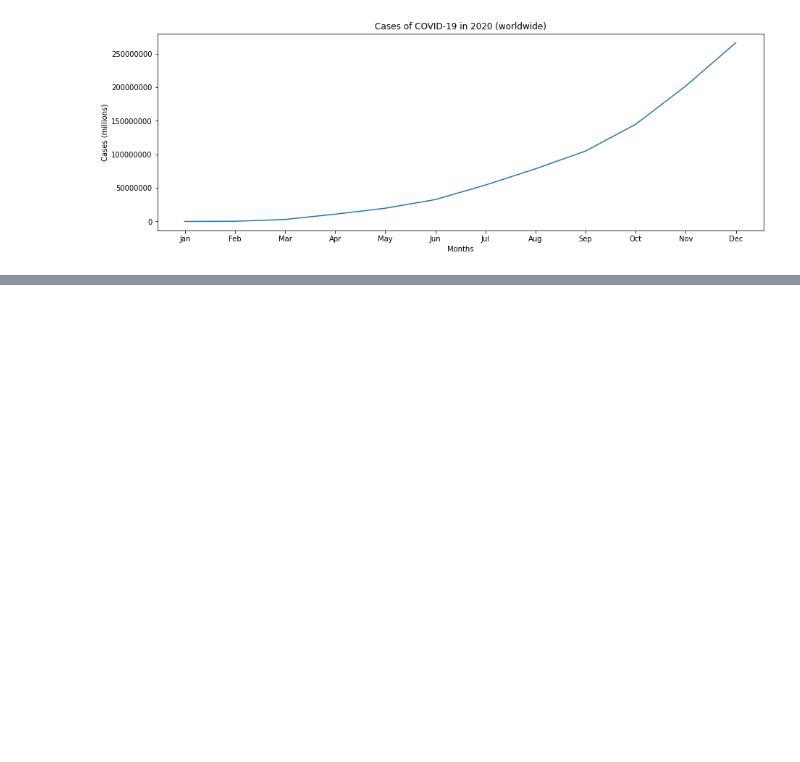
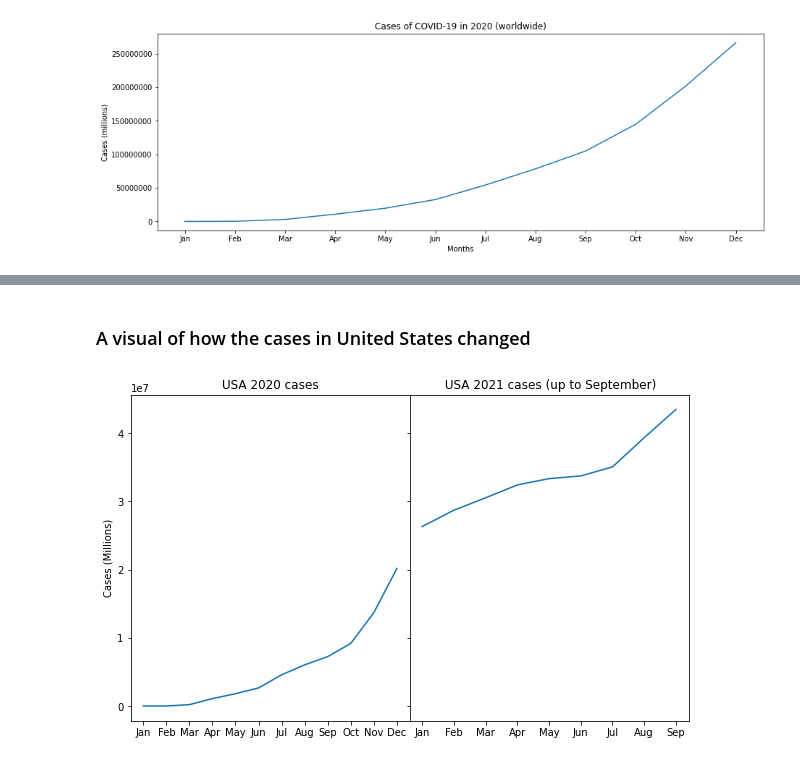
Before and after one commit to CarlosArro2001/COVID-19-Cases-Visualizer, a Jupyter notebook: Notebook.ipynb, the cells around one changed output, grey strips where cells are left out. Drawn from its saved outputs; the diff is of its cells as text; code cells hidden in the pictures; blank space fills up the shorter version.

Commit message:
USA cases
1. Made 2 line plots convey the number of cases in 2020 vs 2021 in USA

```diff
--- a/Notebook.ipynb
+++ b/Notebook.ipynb
@@ -156,8 +135,0 @@ Text(0, 0.5, 'Cases (millions)')
-# %%
-urbanised = ['Vatican','Nauru','Anguilla','Gibraltar','Monaco']
-urbanised_cases = []
-#df[(df['location']=='Vatican')&(df['date']=='2021-10-25')]['total_cases']
-for i in range(len(urbanised)) :
-    case = df[(df['location']==urbanised[i])&(df['date']=='2021-10-25')]['total_cases']
-    urbanised_cases.append(int(float(case.to_string(index=False)))) if(case.any()) else urbanised_cases.append(0)
-urbanised_cases
@@ -170,0 +152,31 @@ plt.bar(urbanised,urbanised_cases)
+# %% [markdown]
+### A visual of how the cases in United States changed
+# %%
+USA_df = df[df['location']=='United States']
+# %%
+#2020 data
+end_months_2020 = ['2020-01-31','2020-02-29','2020-03-31','2020-04-30','2020-05-31','2020-06-30','2020-07-31','2020-08-31','2020-09-30','2020-10-31','2020-11-30','2020-12-31']
+cases_2020_USA = []
+for i in range(len(end_months_2020)):
+    temp = float(USA_df[USA_df['date']==end_months_2020[i]]['total_cases'].to_string(index=False))
+    cases_2020_USA.append(temp)
+# %%
+#2021 data
+end_months_2021 = ['2021-01-31','2021-02-28','2021-03-31','2021-04-30','2021-05-31','2021-06-30','2021-07-31','2021-08-31','2021-09-30']
+cases_2021_USA = []
+for i in range(len(end_months_2021)):
+    temp = float(USA_df[USA_df['date']==end_months_2021[i]]['total_cases'].to_string(index=False))
+    cases_2021_USA.append(temp)
+cases_2021_USA.append(None)
+cases_2021_USA.append(None)
+cases_2021_USA.append(None)
+# %%
+fig, (ax1,ax2) = plt.subplots(1,2, figsize=(10,6), sharey=True)
+sns.lineplot(ax=ax1,x=months,y=cases_2020_USA)
+ax1.set_title('USA 2020 cases')
+ax1.set_ylabel('Cases (Millions)')
+sns.lineplot(ax=ax2,x=months,y=cases_2021_USA)
+ax2.set_title(' USA 2021 cases (up to September)')
+plt.subplots_adjust(wspace=0)
+# %% [output]
+[figure, added]
```
Also changed, not shown: parts of 6 cells of this notebook.
